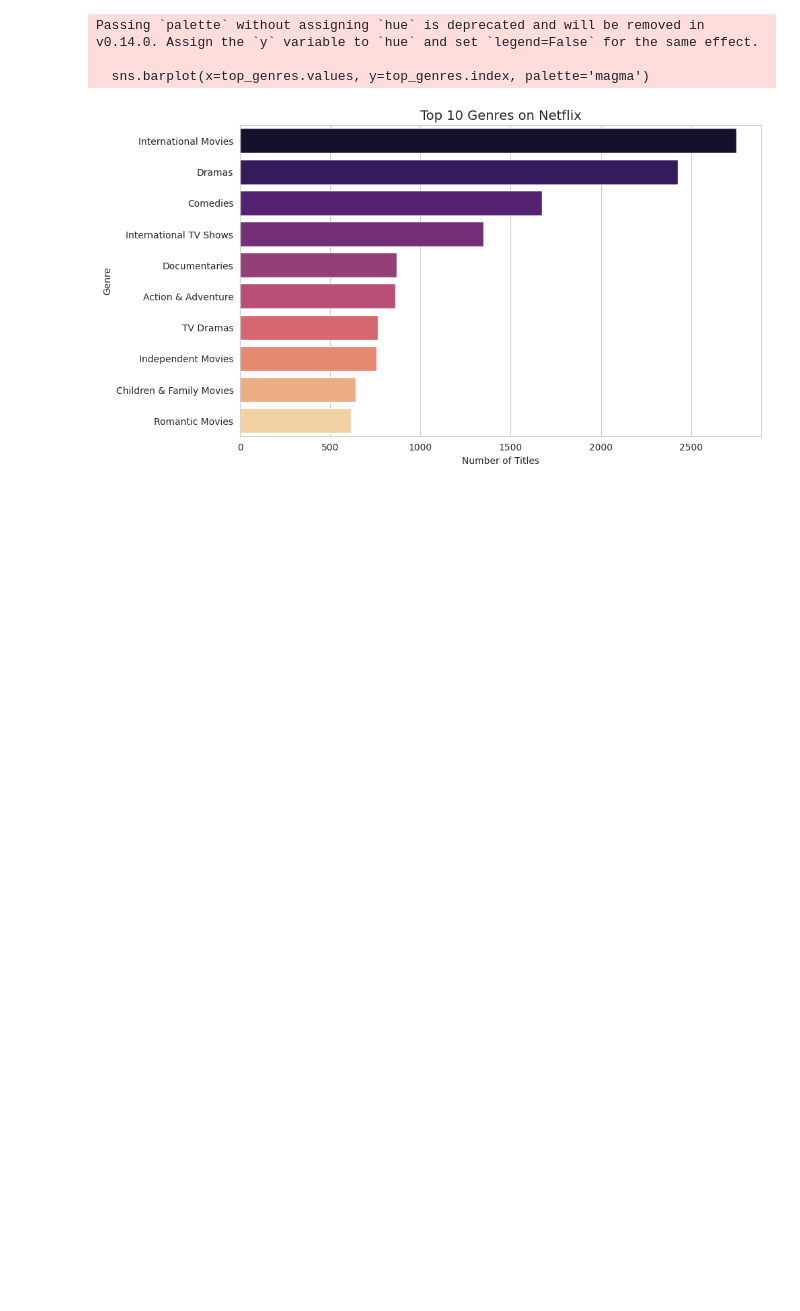
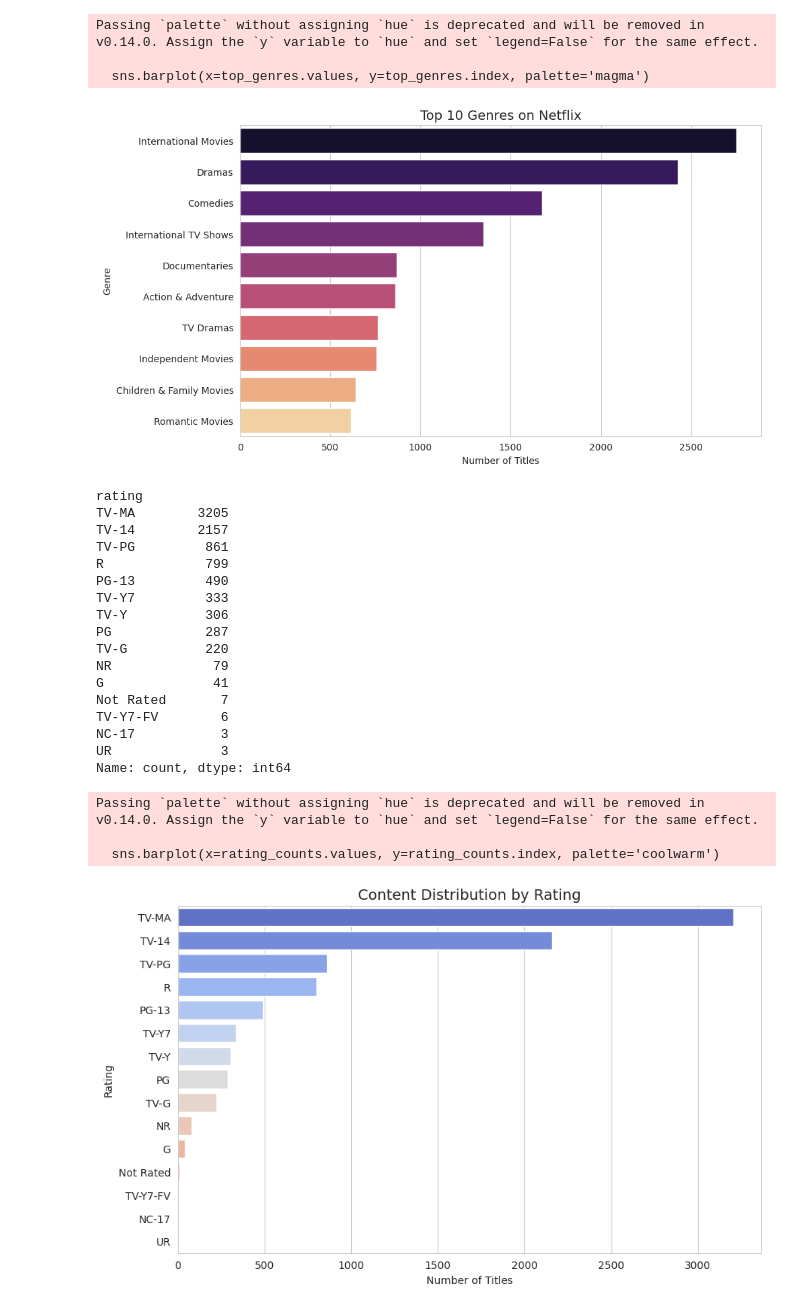
Before and after one commit to AiWriter404/Netflix_Analysis, a Jupyter notebook: Netflix_Analysis.ipynb, the cells around one changed output. Cells and saved outputs as stored; diff of their text form; code cells hidden in the pictures; blank space fills up the shorter version.

```diff
--- a/Netflix_Analysis.ipynb
+++ b/Netflix_Analysis.ipynb
@@ -539,3 +539,35 @@ Passing `palette` without assigning `hue` is deprecated and will be removed in v
 
   sns.barplot(x=top_genres.values, y=top_genres.index, palette='magma')
 [figure]
+# %%
+plt.figure(figsize=(10,6))
+rating_counts = df['rating'].value_counts()
+print(rating_counts)
+
+sns.barplot(x=rating_counts.values, y=rating_counts.index, palette='coolwarm')
+plt.title('Content Distribution by Rating', fontsize=14)
+plt.xlabel('Number of Titles')
+plt.ylabel('Rating')
+plt.show()
+# %% [output]
+rating
+TV-MA        3205
+TV-14        2157
+TV-PG         861
+R             799
+PG-13         490
+TV-Y7         333
+TV-Y          306
+PG            287
+TV-G          220
+NR             79
+G              41
+Not Rated       7
+TV-Y7-FV        6
+NC-17           3
+UR              3
+Name: count, dtype: int64
+Passing `palette` without assigning `hue` is deprecated and will be removed in v0.14.0. Assign the `y` variable to `hue` and set `legend=False` for the same effect.
+
+  sns.barplot(x=rating_counts.values, y=rating_counts.index, palette='coolwarm')
+[figure, added]
```
Also changed, not shown: parts of 1 cell of this notebook.
